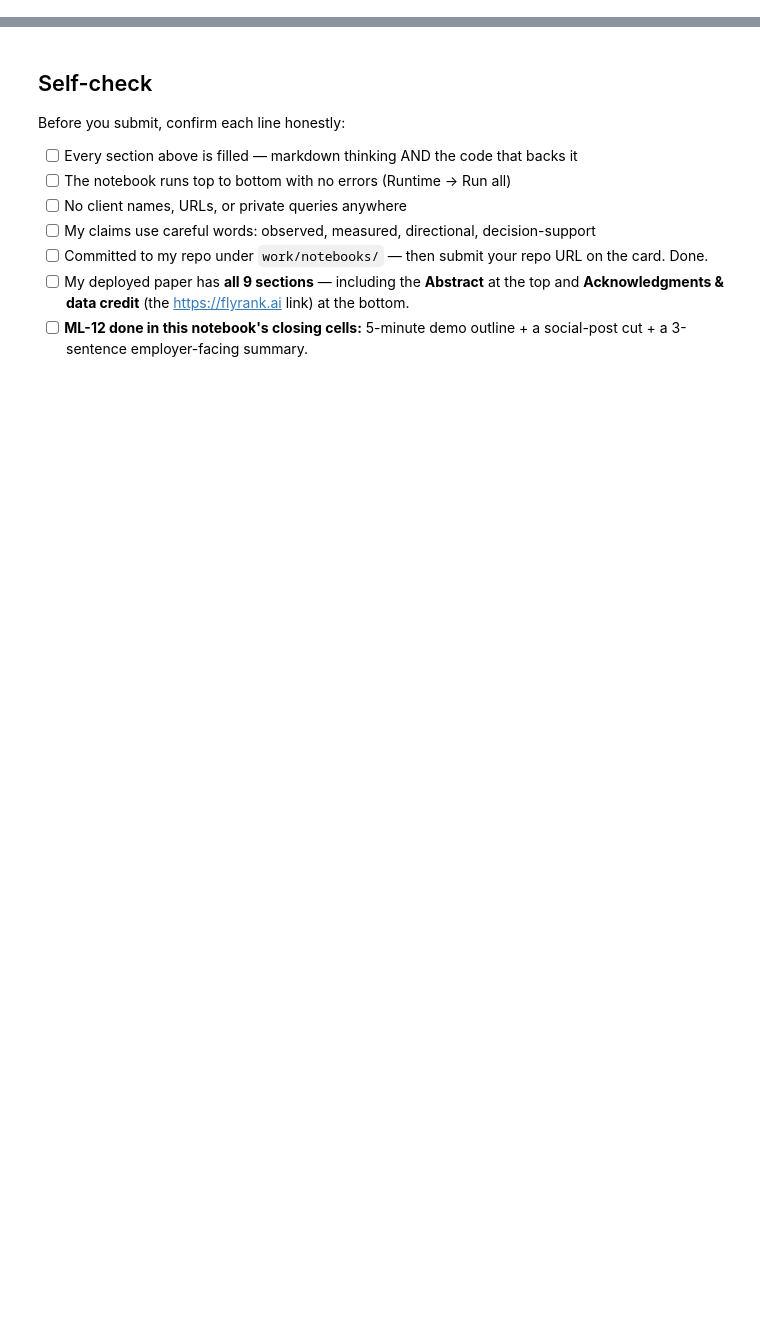
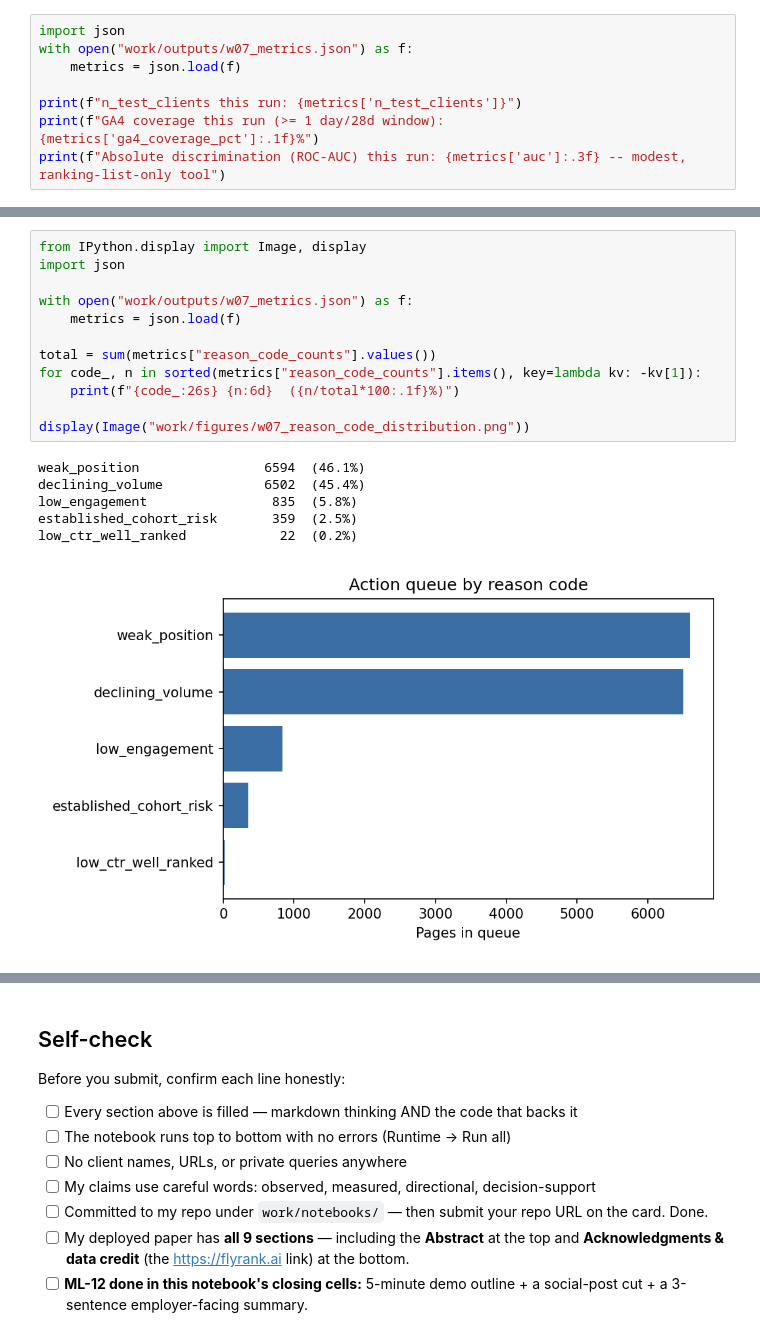
Before and after one commit to ZainabFatima-hzf/ML-flyRank, a Jupyter notebook: work/notebooks/capstone.ipynb, the cells around one changed output, grey strips where cells are left out. Drawn from its saved outputs; the diff is of its cells as text; blank space fills up the shorter version.

```diff
--- a/work/notebooks/capstone.ipynb
+++ b/work/notebooks/capstone.ipynb
@@ -36,0 +210,8 @@ This skeleton is yours to fill. Work the sections **in order** — each one has
+# %%
+import json
+with open("work/outputs/w07_metrics.json") as f:
+    metrics = json.load(f)
+
+print(f"n_test_clients this run: {metrics['n_test_clients']}")
+print(f"GA4 coverage this run (>= 1 day/28d window): {metrics['ga4_coverage_pct']:.1f}%")
+print(f"Absolute discrimination (ROC-AUC) this run: {metrics['auc']:.3f} -- modest, ranking-list-only tool")
@@ -36,0 +242,19 @@ This skeleton is yours to fill. Work the sections **in order** — each one has
+# %%
+from IPython.display import Image, display
+import json
+
+with open("work/outputs/w07_metrics.json") as f:
+    metrics = json.load(f)
+
+total = sum(metrics["reason_code_counts"].values())
+for code_, n in sorted(metrics["reason_code_counts"].items(), key=lambda kv: -kv[1]):
+    print(f"{code_:26s} {n:6d}  ({n/total*100:.1f}%)")
+
+display(Image("work/figures/w07_reason_code_distribution.png"))
+# %% [output]
+weak_position                6594  (46.1%)
+declining_volume             6502  (45.4%)
+low_engagement                835  (5.8%)
+established_cohort_risk       359  (2.5%)
+low_ctr_well_ranked            22  (0.2%)
+[figure, added]
```
Also changed, not shown: parts of 20 cells of this notebook.
